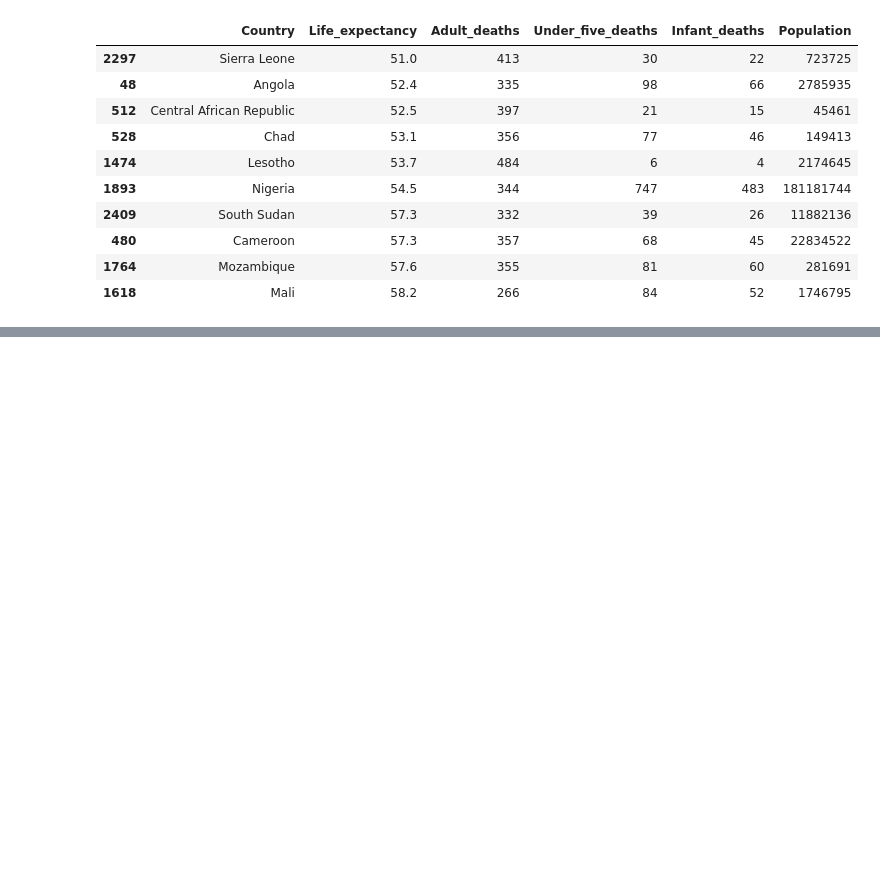
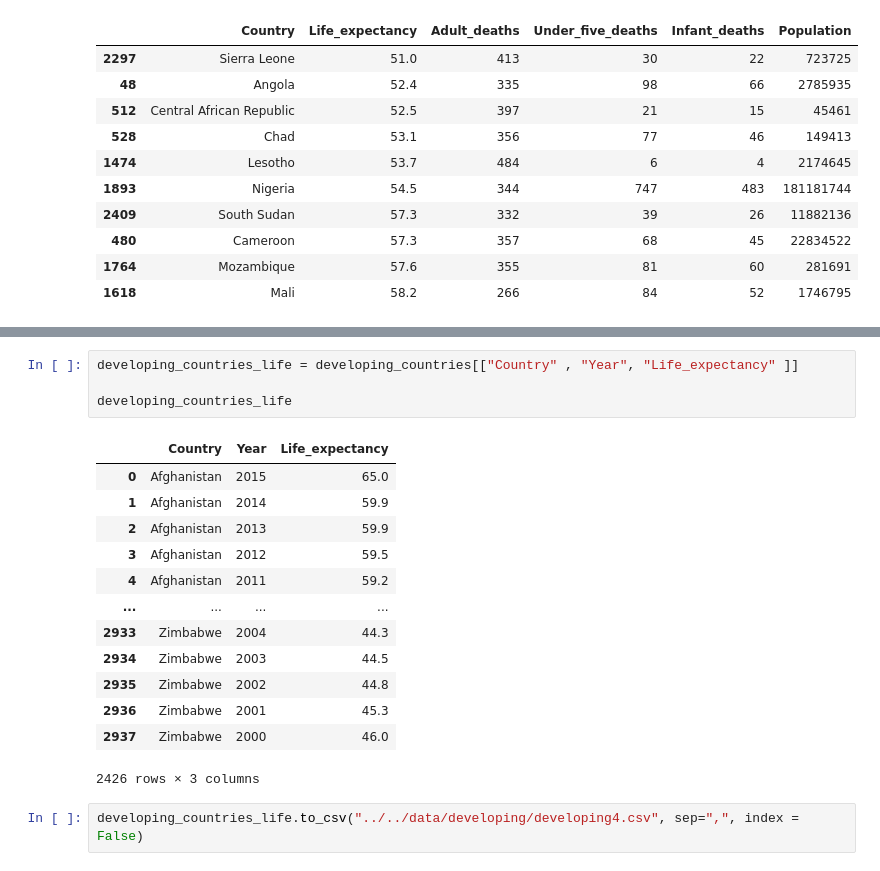
Before and after one commit to Riz97/riz97.github.io, a Jupyter notebook: py_scripts/notebooks/Data_preproccessing_developing.ipynb, the cells around one changed output, grey strips where cells are left out. Drawn from its saved outputs; the diff is of its cells as text; blank space fills up the shorter version.

```diff
--- a/py_scripts/notebooks/Data_preproccessing_developing.ipynb
+++ b/py_scripts/notebooks/Data_preproccessing_developing.ipynb
@@ -117,0 +137,20 @@ dataframe3
+# %%
+developing_countries_life = developing_countries[["Country" , "Year", "Life_expectancy" ]]
+
+developing_countries_life
+# %% [output]
+|  | Country | Year | Life_expectancy |
+| 0 | Afghanistan | 2015 | 65.0 |
+| 1 | Afghanistan | 2014 | 59.9 |
+| 2 | Afghanistan | 2013 | 59.9 |
+| 3 | Afghanistan | 2012 | 59.5 |
+| 4 | Afghanistan | 2011 | 59.2 |
+| ... | ... | ... | ... |
+| 2933 | Zimbabwe | 2004 | 44.3 |
+| 2934 | Zimbabwe | 2003 | 44.5 |
+| 2935 | Zimbabwe | 2002 | 44.8 |
+| 2936 | Zimbabwe | 2001 | 45.3 |
+| 2937 | Zimbabwe | 2000 | 46.0 |
+2426 rows × 3 columns
+# %%
+developing_countries_life.to_csv("../../data/developing/developing4.csv", sep=",", index = False)
```
Also changed, not shown: parts of 2 cells of this notebook, 6 other files.
